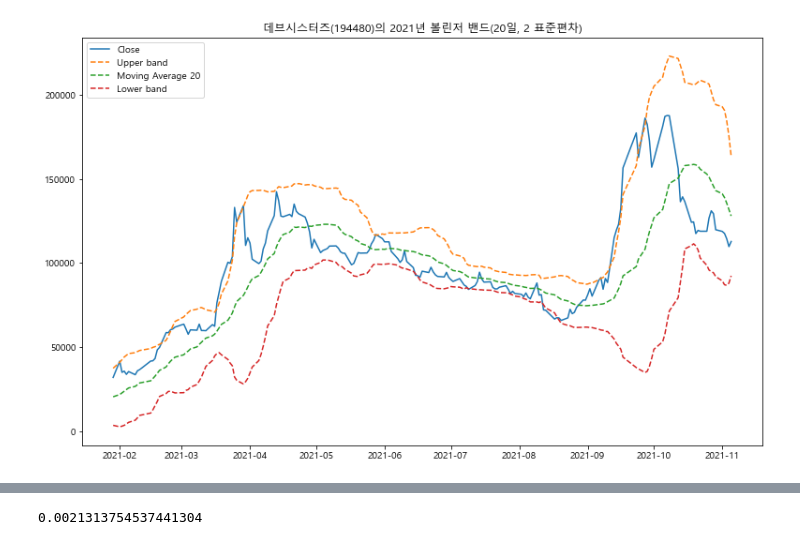
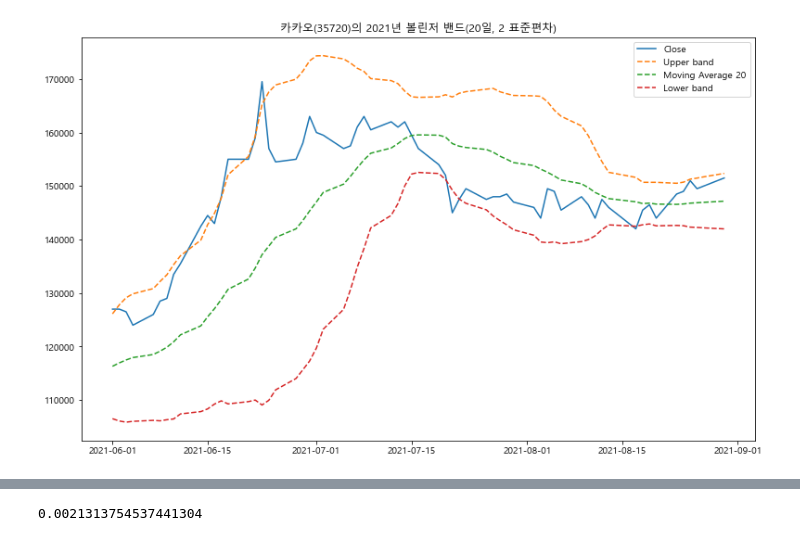
Before and after one commit to ghdakrk/Study_quant, a Jupyter notebook: bollinger_band.ipynb, the cells around one changed output, grey strips where cells are left out. Drawn from its saved outputs; the diff is of its cells as text; code cells hidden in the pictures.

```diff
--- a/bollinger_band.ipynb
+++ b/bollinger_band.ipynb
@@ -15,32 +15,32 @@ stock_list['종목명'] = stock_list['종목코드'].map(lambda x: stock.get_mar
 # %%
 # stock_list[stock_list['종목명'].str.contains('중공')]
 # %%
-name = '데브시스터즈'
-fromdate = str(20210101)
-todate = str(20211107)
+name = '카카오'
+fromdate = str(20210501)
+todate = str(20210830)
 
 ticker = stock_list.loc[stock_list['종목명']==name, '종목코드']
 df = stock.get_market_ohlcv_by_date(fromdate=fromdate, todate=todate, ticker=ticker)
 
 
 df = df.rename(columns={'시가':'Open', '고가':'High', '저가':'Low', '종가':'Close', '거래량':'Volume'})
 df['ma20'] = df['Close'].rolling(window=20).mean() # 20일 이동평균
 df['stddev'] = df['Close'].rolling(window=20).std() # 20일 이동표준편차
 df['upper'] = df['ma20'] + 2*df['stddev'] # 상단밴드
 df['lower'] = df['ma20'] - 2*df['stddev'] # 하단밴드
 df = df[19:] # 20일 이동평균을 구했기 때문에 20번째 행부터 값이 들어가 있음
 
 
 plt.figure(figsize=(13, 8))
 plt.plot(df.index, df['Close'], label='Close')
 plt.plot(df.index, df['upper'], linestyle='dashed', label='Upper band')
 plt.plot(df.index, df['ma20'], linestyle='dashed', label='Moving Average 20')
 plt.plot(df.index, df['lower'], linestyle='dashed', label='Lower band')
 plt.title(f'{name}({int(ticker.values)})의 2021년 볼린저 밴드(20일, 2 표준편차)')
 plt.legend(loc='best');
 plt.show()
 # %% [output]
-[figure, old version]
+[figure, new version]
 # %%
 df['volatility'] = (df['upper'] - df['lower'])/2
 df.head()
```
Also changed, not shown: parts of 10 cells of this notebook, 3 other files.
